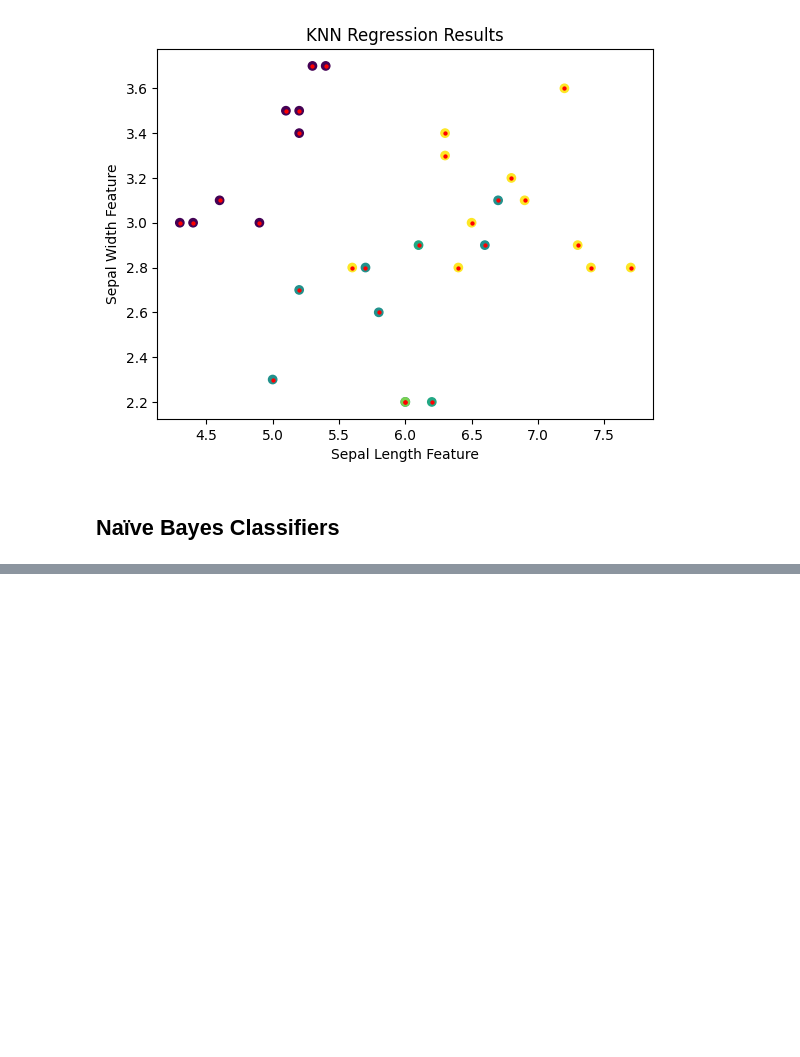
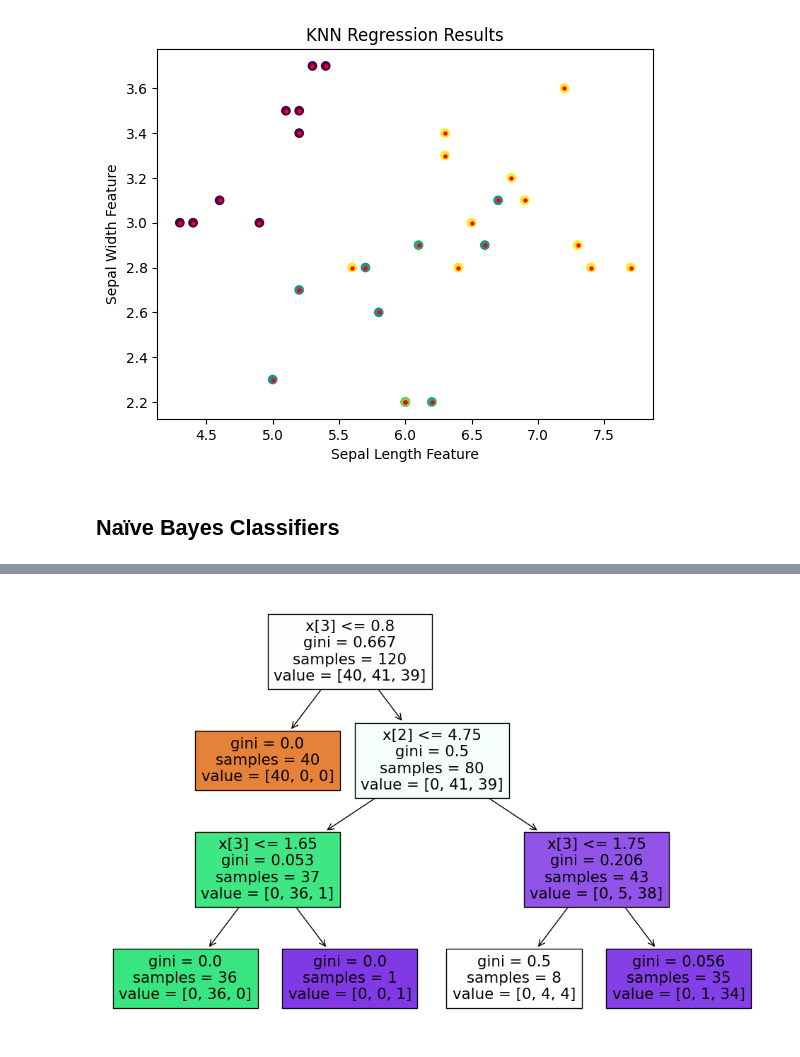
Before and after one commit to patty111/DataMiningNTNU, a Jupyter notebook: hw6/hw6-scikit learn 學習單.ipynb, the cells around one changed output, grey strips where cells are left out. Cells and saved outputs as stored; diff of their text form; code cells hidden in the pictures; blank space fills up the shorter version.

```diff
--- a/hw6/hw6-scikit learn 學習單.ipynb
+++ b/hw6/hw6-scikit learn 學習單.ipynb
@@ -74,0 +209,19 @@ plt.show()
+# %%
+from sklearn.tree import DecisionTreeClassifier, plot_tree
+from sklearn.datasets import load_iris
+from sklearn.model_selection import train_test_split
+import matplotlib.pyplot as plt
+
+iris = load_iris()
+
+X_train, X_test, y_train, y_test = train_test_split(iris.data, iris.target, test_size=0.2, random_state=42)
+
+clf = DecisionTreeClassifier(max_depth=3)
+clf.fit(X_train, y_train)
+
+# plot decision tree using plot_tree function
+plt.figure(figsize=(12, 8))
+plot_tree(clf, filled=True)
+plt.show()
+# %% [output]
+[figure, added]
```
Also changed, not shown: parts of 32 cells of this notebook.
